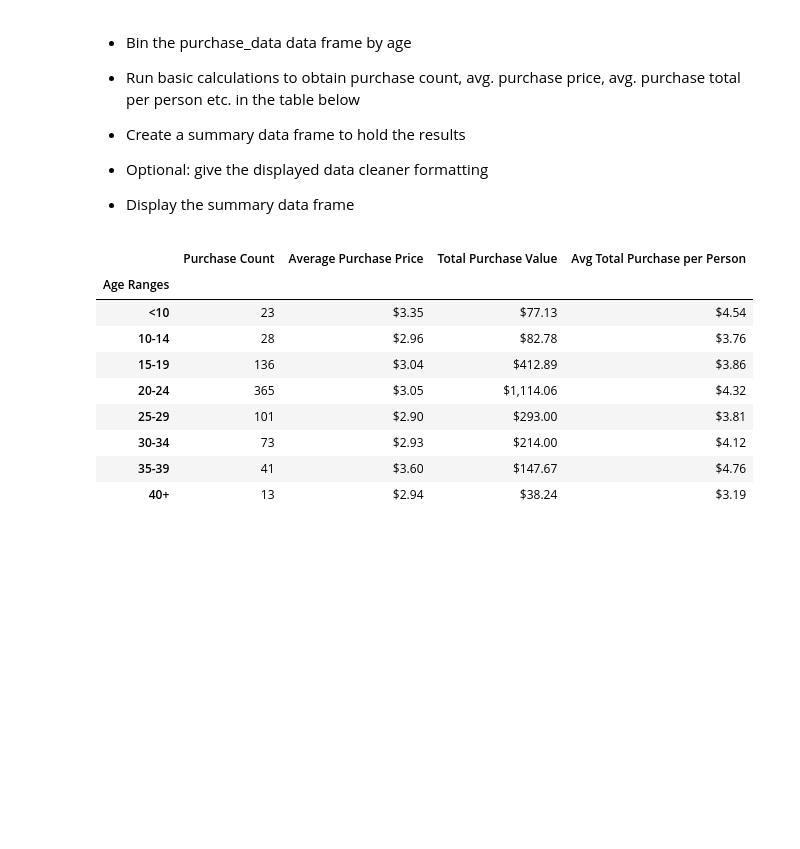
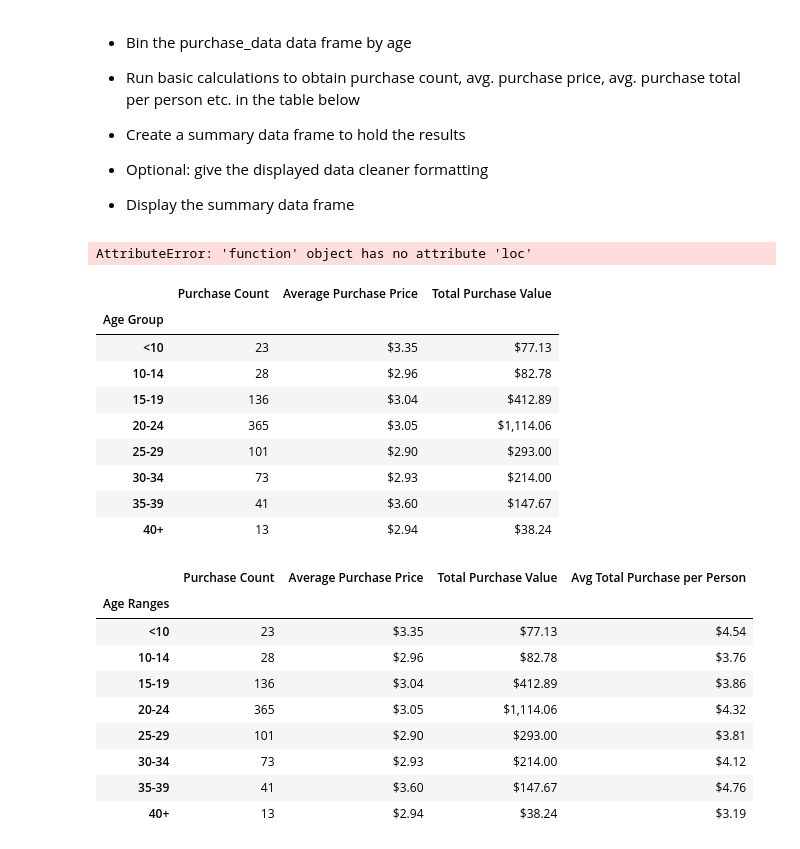
Before and after one commit to jshapi16/Pandas-challenge, a Jupyter notebook: HeroesOfPymoli /HeroesOfPymoli_starter.ipynb, the cells around one changed output. Saved outputs shown, nothing was run; the diff lists cells and outputs as text; code cells hidden in the pictures; blank space fills up the shorter version.

```diff
--- a/HeroesOfPymoli /HeroesOfPymoli_starter.ipynb
+++ b/HeroesOfPymoli /HeroesOfPymoli_starter.ipynb
@@ -210,6 +205,38 @@ df_age_bins
 
 
 * Display the summary data frame
+# %%
+bins = [0, 9.9, 14.9, 19.9, 24.9, 29.9, 34.9, 39.9, 100]
+group_names = ["<10", "10-14", "15-19", "20-24", "25-29", "30-34", "35-39", "40+"]
+# %%
+purchase_data["Age Group"] = pd.cut(purchase_data["Age"], bins, labels = group_names)
+mean_per_age = purchase_data.groupby("Age Group")['Price'].mean()
+count_by_age = purchase_data.groupby("Age Group")['Purchase ID'].count()
+purchase_sum = purchase_data.groupby("Age Group")['Price'].sum()
+avg_per_person = purchase_data.groupby("Age Group")[("SN","Price")].mean()
+type(avg_per_person)
+# %% [output]
+AttributeError: 'function' object has no attribute 'loc'
+# %%
+df_age_purchase_summary = pd.DataFrame({"Purchase Count": count_by_age, "Average Purchase Price": mean_per_age,
+                                       "Total Purchase Value": purchase_sum,
+#                                        "Avg Total Purchase per Person": avg_per_person
+                                       })
+df_age_purchase_summary["Average Purchase Price"] = df_age_purchase_summary["Average Purchase Price"].astype(float).map("${:,.2f}".format)
+df_age_purchase_summary["Total Purchase Value"] = df_age_purchase_summary["Total Purchase Value"].astype(float).map("${:,.2f}".format)
+# %%
+df_age_purchase_summary
+# %% [output]
+|  | Purchase Count | Average Purchase Price | Total Purchase Value |
+| Age Group |  |  |  |
+| <10 | 23 | $3.35 | $77.13 |
+| 10-14 | 28 | $2.96 | $82.78 |
+| 15-19 | 136 | $3.04 | $412.89 |
+| 20-24 | 365 | $3.05 | $1,114.06 |
+| 25-29 | 101 | $2.90 | $293.00 |
+| 30-34 | 73 | $2.93 | $214.00 |
+| 35-39 | 41 | $3.60 | $147.67 |
+| 40+ | 13 | $2.94 | $38.24 |
 # %%
 # %% [output]
 |  | Purchase Count | Average Purchase Price | Total Purchase Value | Avg Total Purchase per Person |
```
Also changed, not shown: parts of 10 cells of this notebook.
